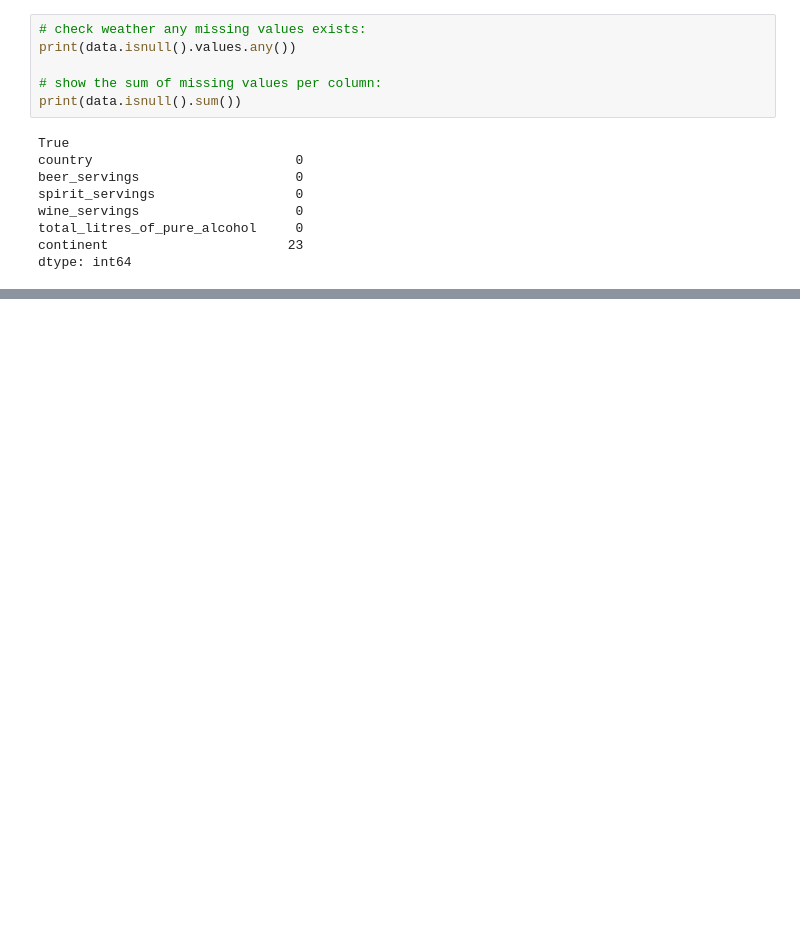
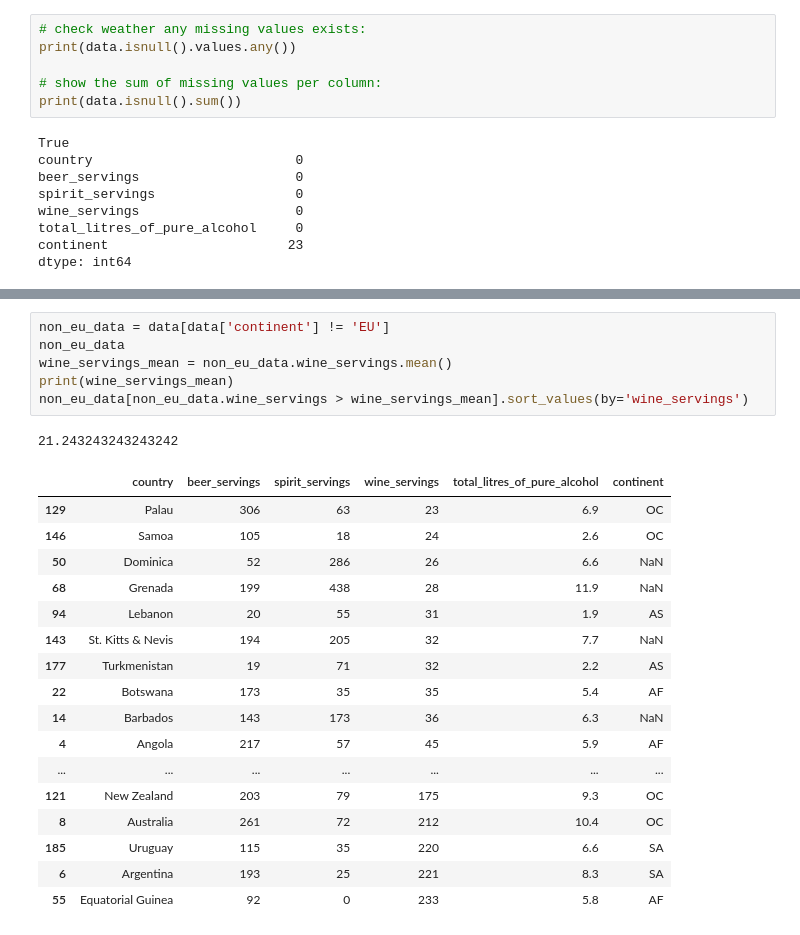
Before and after one commit to zehirev-vasil/ML, a Jupyter notebook: Lecture_27/DataFrame_useful_properties_and_methods.ipynb, the cells around one changed output, grey strips where cells are left out. Saved outputs shown, nothing was run; the diff lists cells and outputs as text; blank space fills up the shorter version.

```diff
--- a/Lecture_27/DataFrame_useful_properties_and_methods.ipynb
+++ b/Lecture_27/DataFrame_useful_properties_and_methods.ipynb
@@ -286,0 +347,25 @@ dtype: int64
+# %%
+non_eu_data = data[data['continent'] != 'EU']
+non_eu_data
+wine_servings_mean = non_eu_data.wine_servings.mean()
+print(wine_servings_mean)
+non_eu_data[non_eu_data.wine_servings > wine_servings_mean].sort_values(by='wine_servings')
+# %% [output]
+21.243243243243242
+|  | country | beer_servings | spirit_servings | wine_servings | total_litres_of_pure_alcohol | continent |
+| 129 | Palau | 306 | 63 | 23 | 6.9 | OC |
+| 146 | Samoa | 105 | 18 | 24 | 2.6 | OC |
+| 50 | Dominica | 52 | 286 | 26 | 6.6 | NaN |
+| 68 | Grenada | 199 | 438 | 28 | 11.9 | NaN |
+| 94 | Lebanon | 20 | 55 | 31 | 1.9 | AS |
+| 143 | St. Kitts & Nevis | 194 | 205 | 32 | 7.7 | NaN |
+| 177 | Turkmenistan | 19 | 71 | 32 | 2.2 | AS |
+| 22 | Botswana | 173 | 35 | 35 | 5.4 | AF |
+| 14 | Barbados | 143 | 173 | 36 | 6.3 | NaN |
+| 4 | Angola | 217 | 57 | 45 | 5.9 | AF |
+| ... | ... | ... | ... | ... | ... | ... |
+| 121 | New Zealand | 203 | 79 | 175 | 9.3 | OC |
+| 8 | Australia | 261 | 72 | 212 | 10.4 | OC |
+| 185 | Uruguay | 115 | 35 | 220 | 6.6 | SA |
+| 6 | Argentina | 193 | 25 | 221 | 8.3 | SA |
+| 55 | Equatorial Guinea | 92 | 0 | 233 | 5.8 | AF |
```
Also changed, not shown: parts of 16 cells of this notebook, 1 other file.
